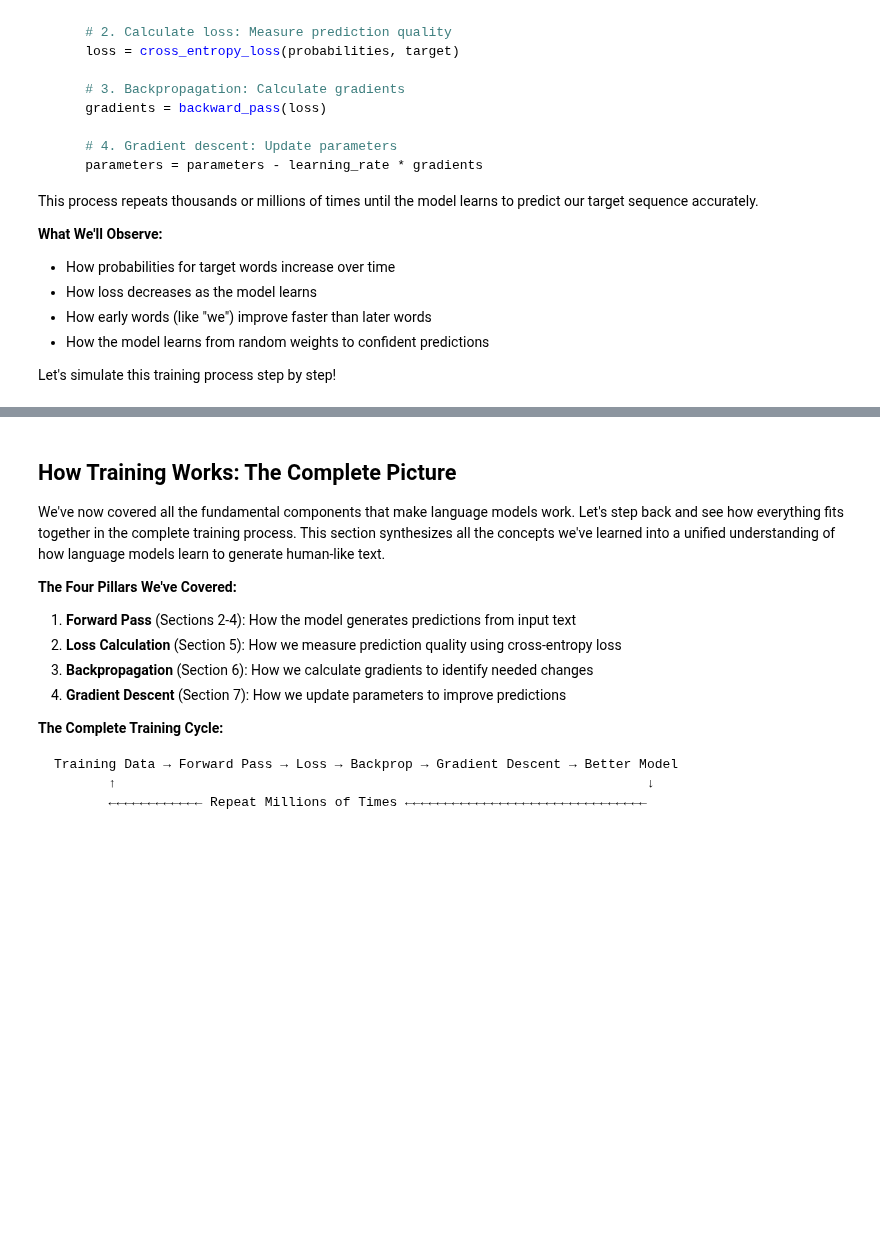
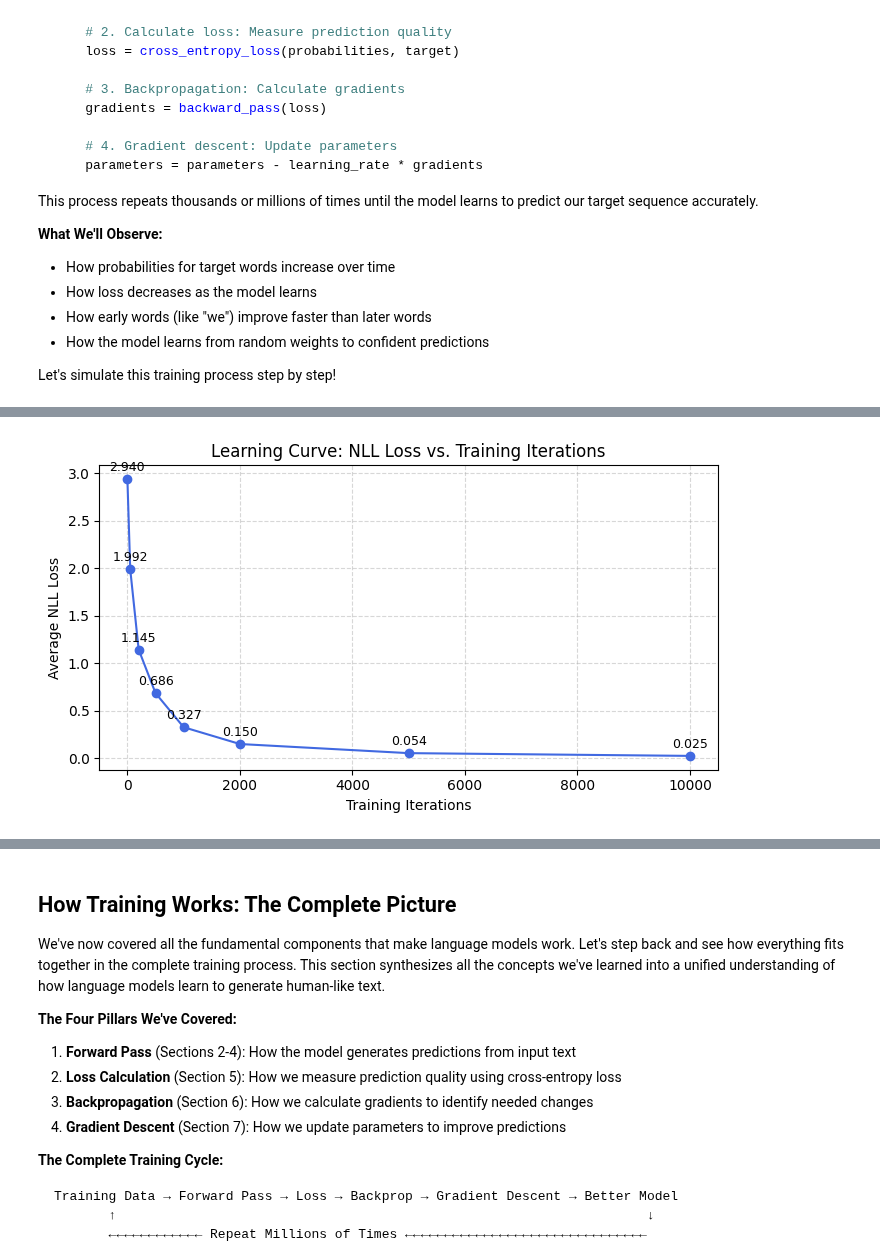
Before and after one commit to theogbrand/learning_llm_handbook, a Jupyter notebook: notebooks/Week2_Transformer_Architecture/Week2.1_Introduction_to_LLMs.ipynb, the cells around one changed output, grey strips where cells are left out. Saved outputs shown, nothing was run; the diff lists cells and outputs as text; code cells hidden in the pictures; blank space fills up the shorter version.

Commit message:
Learning

```diff
--- a/notebooks/Week2_Transformer_Architecture/Week2.1_Introduction_to_LLMs.ipynb
+++ b/notebooks/Week2_Transformer_Architecture/Week2.1_Introduction_to_LLMs.ipynb
@@ -1711,0 +1586,19 @@ This same process happens for every word in our sequence!
+# %%
+import matplotlib.pyplot as plt
+
+# Training iterations and corresponding losses
+iterations = [0, 50, 200, 500, 1000, 2000, 5000, 10000]
+losses = [2.940, 1.992, 1.145, 0.686, 0.327, 0.150, 0.054, 0.025]
+
+plt.figure(figsize=(7, 4))
+plt.plot(iterations, losses, marker='o', linestyle='-', color='royalblue')
+plt.title("Learning Curve: NLL Loss vs. Training Iterations")
+plt.xlabel("Training Iterations")
+plt.ylabel("Average NLL Loss")
+plt.grid(True, linestyle='--', alpha=0.5)
+for x, y in zip(iterations, losses):
+    plt.text(x, y + 0.05, f"{y:.3f}", ha='center', va='bottom', fontsize=9)
+plt.tight_layout()
+plt.show()
+# %% [output]
+[figure, added]
```
Also changed, not shown: parts of 3 cells of this notebook.
